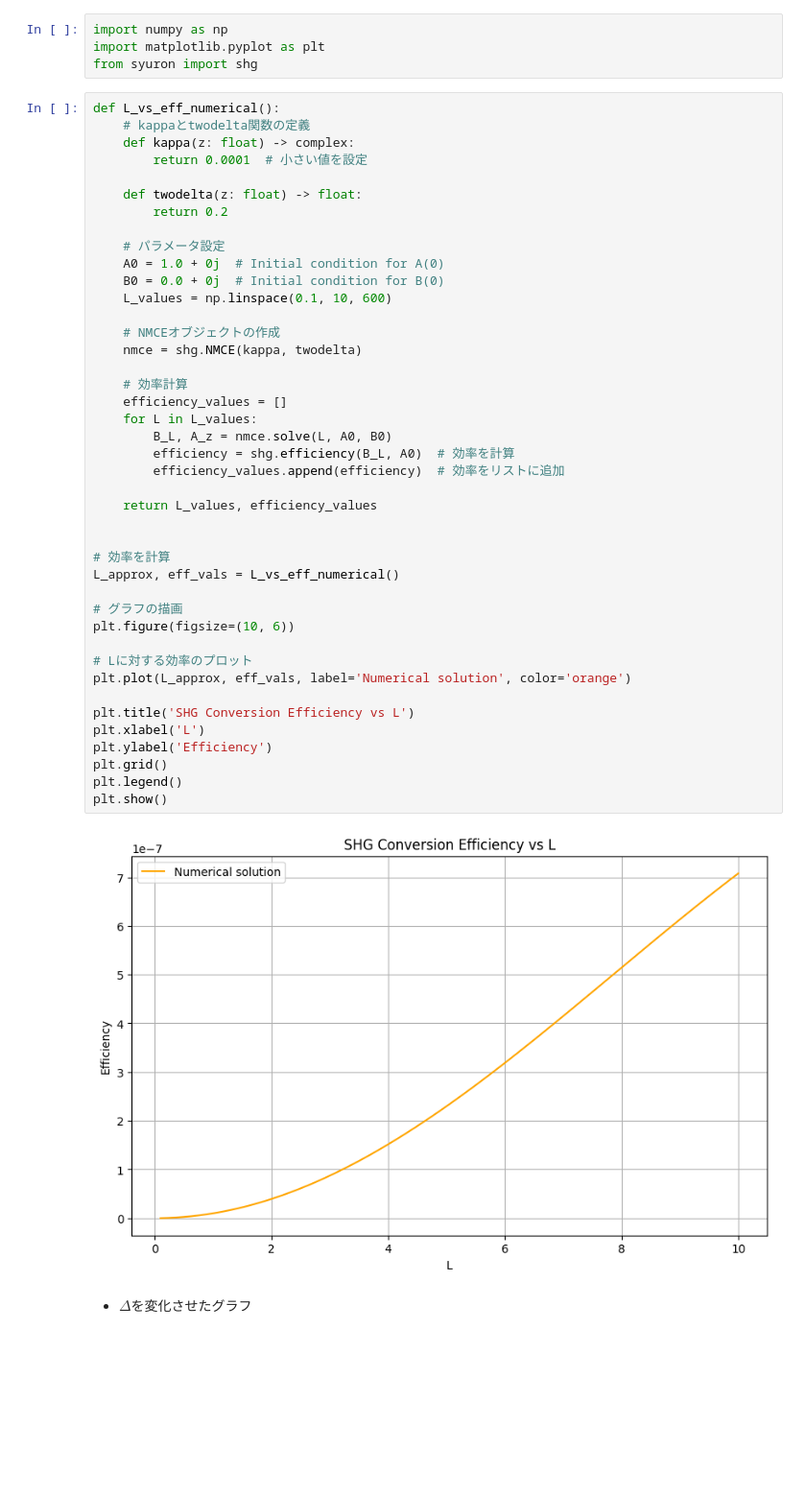
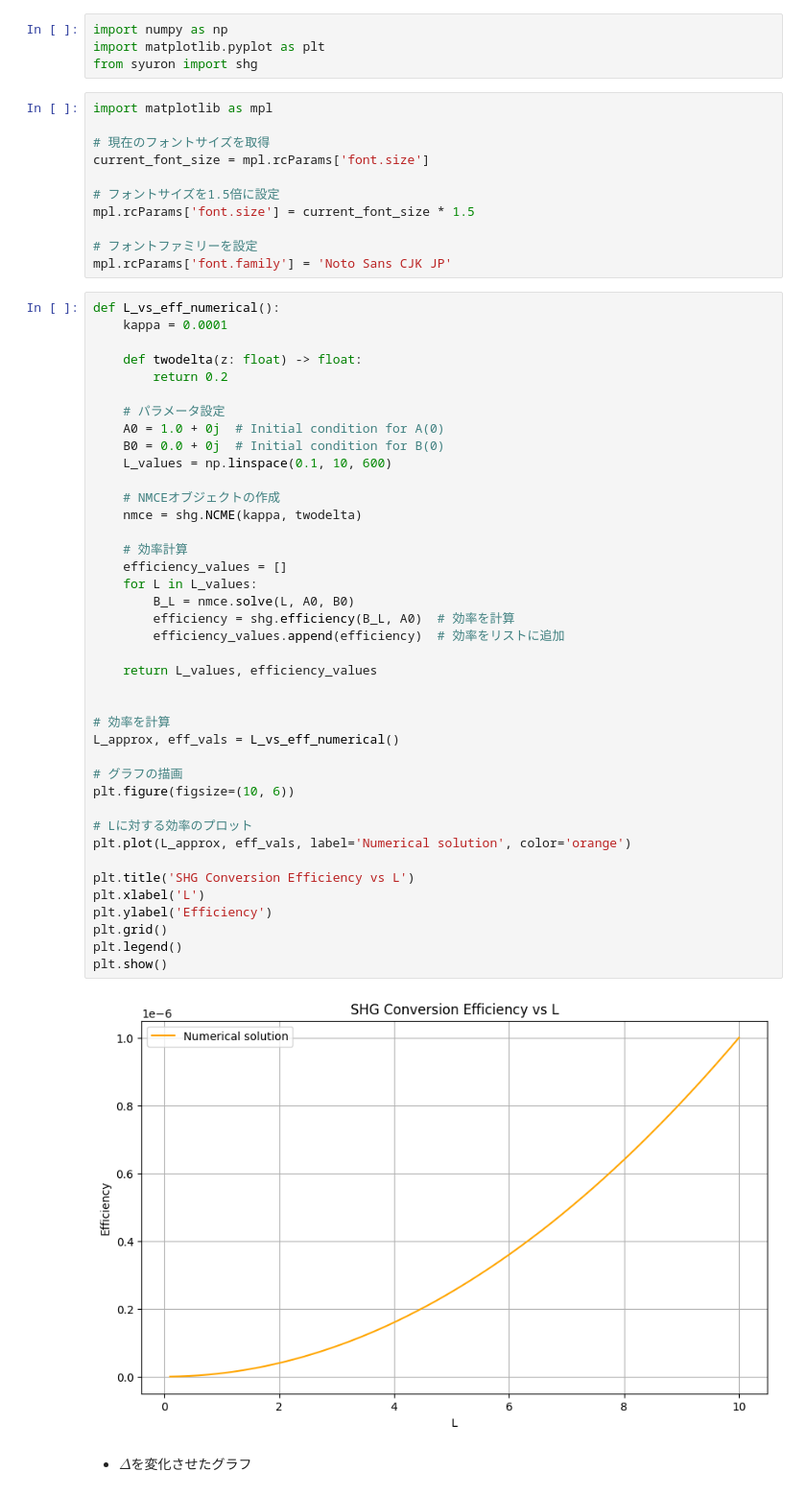
Before and after one commit to Xo1otl/mictlan, a Jupyter notebook: research/syuron/python/examples/shg.ipynb, the cells around one changed output. Shown at 96% size. Drawn from its saved outputs; the diff is of its cells as text; blank space fills up the shorter version.

```diff
--- a/research/syuron/python/examples/shg.ipynb
+++ b/research/syuron/python/examples/shg.ipynb
@@ -40,11 +40,20 @@ $$
 import numpy as np
 import matplotlib.pyplot as plt
 from syuron import shg
+# %%
+import matplotlib as mpl
+
+# 現在のフォントサイズを取得
+current_font_size = mpl.rcParams['font.size']
+
+# フォントサイズを1.5倍に設定
+mpl.rcParams['font.size'] = current_font_size * 1.5
+
+# フォントファミリーを設定
+mpl.rcParams['font.family'] = 'Noto Sans CJK JP'
 # %%
 def L_vs_eff_numerical():
-    # kappaとtwodelta関数の定義
-    def kappa(z: float) -> complex:
-        return 0.0001  # 小さい値を設定
+    kappa = 0.0001
 
     def twodelta(z: float) -> float:
         return 0.2
@@ -54,36 +63,36 @@ def L_vs_eff_numerical():
     B0 = 0.0 + 0j  # Initial condition for B(0)
     L_values = np.linspace(0.1, 10, 600)
 
     # NMCEオブジェクトの作成
-    nmce = shg.NMCE(kappa, twodelta)
+    nmce = shg.NCME(kappa, twodelta)
 
     # 効率計算
     efficiency_values = []
     for L in L_values:
-        B_L, A_z = nmce.solve(L, A0, B0)
+        B_L = nmce.solve(L, A0, B0)
         efficiency = shg.efficiency(B_L, A0)  # 効率を計算
         efficiency_values.append(efficiency)  # 効率をリストに追加
 
     return L_values, efficiency_values
 
 
 # 効率を計算
 L_approx, eff_vals = L_vs_eff_numerical()
 
 # グラフの描画
 plt.figure(figsize=(10, 6))
 
 # Lに対する効率のプロット
 plt.plot(L_approx, eff_vals, label='Numerical solution', color='orange')
 
 plt.title('SHG Conversion Efficiency vs L')
 plt.xlabel('L')
 plt.ylabel('Efficiency')
 plt.grid()
 plt.legend()
 plt.show()
 # %% [output]
-[figure, old version]
+[figure, new version]
 # %% [markdown]
 * $\Delta$を変化させたグラフ
 # %%
```
Also changed, not shown: parts of 19 cells of this notebook, 15 other files.
